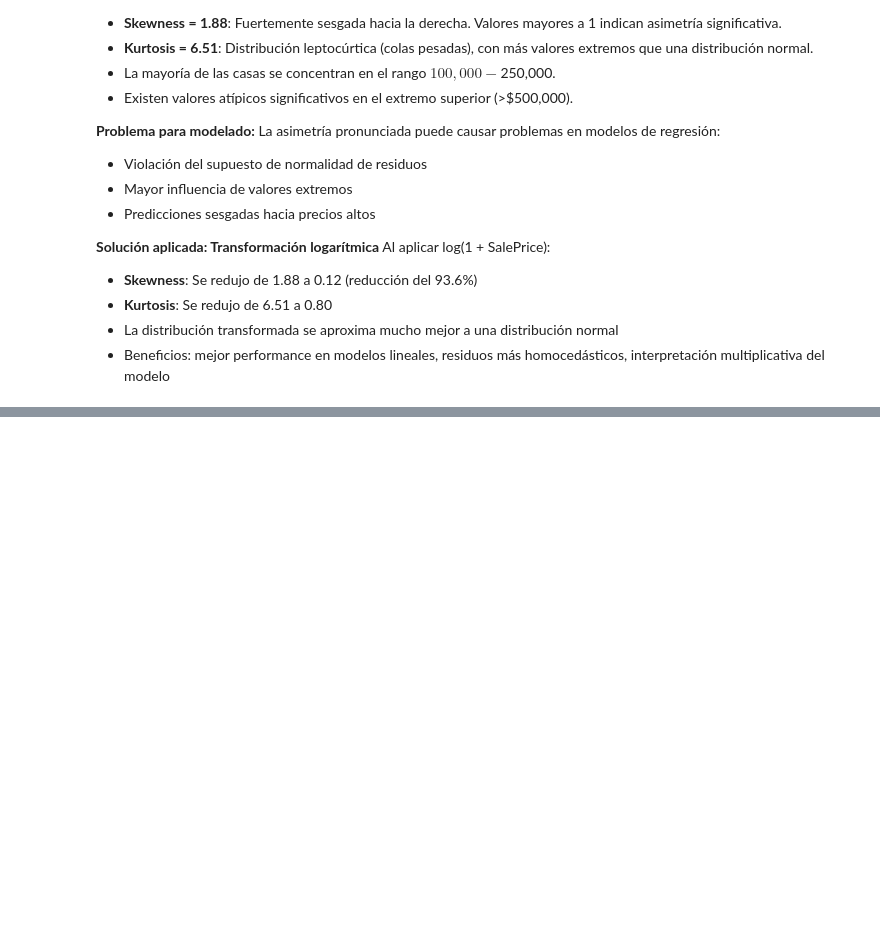
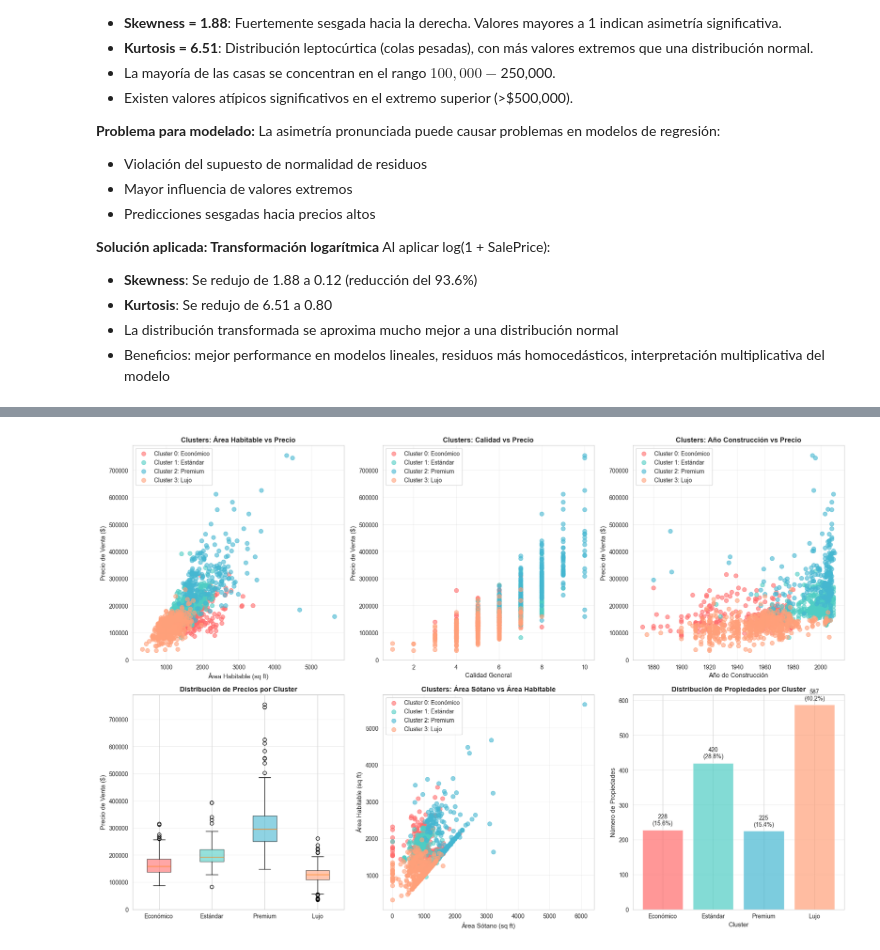
Before and after one commit to DijanU/lab3MRL, a Jupyter notebook: Punto1_Analisis_Exploratorio.ipynb, the cells around one changed output, grey strips where cells are left out. Cells and saved outputs as stored; diff of their text form; code cells hidden in the pictures; blank space fills up the shorter version.

```diff
--- a/Punto1_Analisis_Exploratorio.ipynb
+++ b/Punto1_Analisis_Exploratorio.ipynb
@@ -1055,0 +1241,97 @@ Al aplicar log(1 + SalePrice):
+# %%
+# Visualización de clusters
+print("\nGenerando visualizaciones...")
+
+fig = plt.figure(figsize=(18, 12))
+
+# Definir colores para clusters
+cluster_colors = ['#FF6B6B', '#4ECDC4', '#45B7D1', '#FFA07A']
+cluster_names = ['Económico', 'Estándar', 'Premium', 'Lujo']
+
+# 1. Scatter plot: GrLivArea vs SalePrice
+ax1 = plt.subplot(2, 3, 1)
+for i in range(n_clusters):
+    cluster_data = df_cluster[df_cluster['Cluster'] == i]
+    ax1.scatter(cluster_data['GrLivArea'], cluster_data['SalePrice'],
+                c=cluster_colors[i], label=f'Cluster {i}: {cluster_names[i]}',
+                alpha=0.6, s=50)
+ax1.set_xlabel('Área Habitable (sq ft)', fontsize=11)
+ax1.set_ylabel('Precio de Venta ($)', fontsize=11)
+ax1.set_title('Clusters: Área Habitable vs Precio', fontsize=12, fontweight='bold')
+ax1.legend()
+ax1.grid(alpha=0.3)
+
+# 2. Scatter plot: OverallQual vs SalePrice
+ax2 = plt.subplot(2, 3, 2)
+for i in range(n_clusters):
+    cluster_data = df_cluster[df_cluster['Cluster'] == i]
+    ax2.scatter(cluster_data['OverallQual'], cluster_data['SalePrice'],
+                c=cluster_colors[i], label=f'Cluster {i}: {cluster_names[i]}',
+                alpha=0.6, s=50)
+ax2.set_xlabel('Calidad General', fontsize=11)
+ax2.set_ylabel('Precio de Venta ($)', fontsize=11)
+ax2.set_title('Clusters: Calidad vs Precio', fontsize=12, fontweight='bold')
+ax2.legend()
+ax2.grid(alpha=0.3)
+
+# 3. Scatter plot: YearBuilt vs SalePrice
+ax3 = plt.subplot(2, 3, 3)
+for i in range(n_clusters):
+    cluster_data = df_cluster[df_cluster['Cluster'] == i]
+    ax3.scatter(cluster_data['YearBuilt'], cluster_data['SalePrice'],
+                c=cluster_colors[i], label=f'Cluster {i}: {cluster_names[i]}',
+                alpha=0.6, s=50)
+ax3.set_xlabel('Año de Construcción', fontsize=11)
+ax3.set_ylabel('Precio de Venta ($)', fontsize=11)
+ax3.set_title('Clusters: Año Construcción vs Precio', fontsize=12, fontweight='bold')
+ax3.legend()
+ax3.grid(alpha=0.3)
+
+# 4. Boxplot de SalePrice por cluster
+ax4 = plt.subplot(2, 3, 4)
+boxplot_data = [df_cluster[df_cluster['Cluster'] == i]['SalePrice'] for i in range(n_clusters)]
+bp = ax4.boxplot(boxplot_data, labels=[cluster_names[i] for i in range(n_clusters)],
+                 patch_artist=True)
+for patch, color in zip(bp['boxes'], cluster_colors):
+    patch.set_facecolor(color)
+    patch.set_alpha(0.6)
+ax4.set_ylabel('Precio de Venta ($)', fontsize=11)
+ax4.set_title('Distribución de Precios por Cluster', fontsize=12, fontweight='bold')
+ax4.grid(alpha=0.3, axis='y')
+
+# 5. Scatter plot: TotalBsmtSF vs GrLivArea
+ax5 = plt.subplot(2, 3, 5)
+for i in range(n_clusters):
+    cluster_data = df_cluster[df_cluster['Cluster'] == i]
+    ax5.scatter(cluster_data['TotalBsmtSF'], cluster_data['GrLivArea'],
+                c=cluster_colors[i], label=f'Cluster {i}: {cluster_names[i]}',
+                alpha=0.6, s=50)
+ax5.set_xlabel('Área Sótano (sq ft)', fontsize=11)
+ax5.set_ylabel('Área Habitable (sq ft)', fontsize=11)
+ax5.set_title('Clusters: Área Sótano vs Área Habitable', fontsize=12, fontweight='bold')
+ax5.legend()
+ax5.grid(alpha=0.3)
+
+# 6. Histograma de distribución
+ax6 = plt.subplot(2, 3, 6)
+cluster_counts = df_cluster['Cluster'].value_counts().sort_index()
+bars = ax6.bar(range(n_clusters), cluster_counts, color=cluster_colors, alpha=0.7)
+ax6.set_xlabel('Cluster', fontsize=11)
+ax6.set_ylabel('Número de Propiedades', fontsize=11)
+ax6.set_title('Distribución de Propiedades por Cluster', fontsize=12, fontweight='bold')
+ax6.set_xticks(range(n_clusters))
+ax6.set_xticklabels([cluster_names[i] for i in range(n_clusters)])
+ax6.grid(alpha=0.3, axis='y')
+
+# Añadir valores sobre las barras
+for i, (bar, count) in enumerate(zip(bars, cluster_counts)):
+    pct = (count / len(df_cluster)) * 100
+    ax6.text(bar.get_x() + bar.get_width()/2, bar.get_height() + 10,
+             f'{count}\n({pct:.1f}%)', ha='center', va='bottom', fontsize=10)
+
+plt.tight_layout()
+plt.savefig('7_visualizacion_clusters.png', dpi=300, bbox_inches='tight')
+plt.show()
+
+print("Visualizaciones completadas y guardadas.")
+# %% [output]
@@ -1055,0 +1339 @@ Al aplicar log(1 + SalePrice):
+[figure, added]
```
Also changed, not shown: parts of 8 cells of this notebook, 3 other files.
